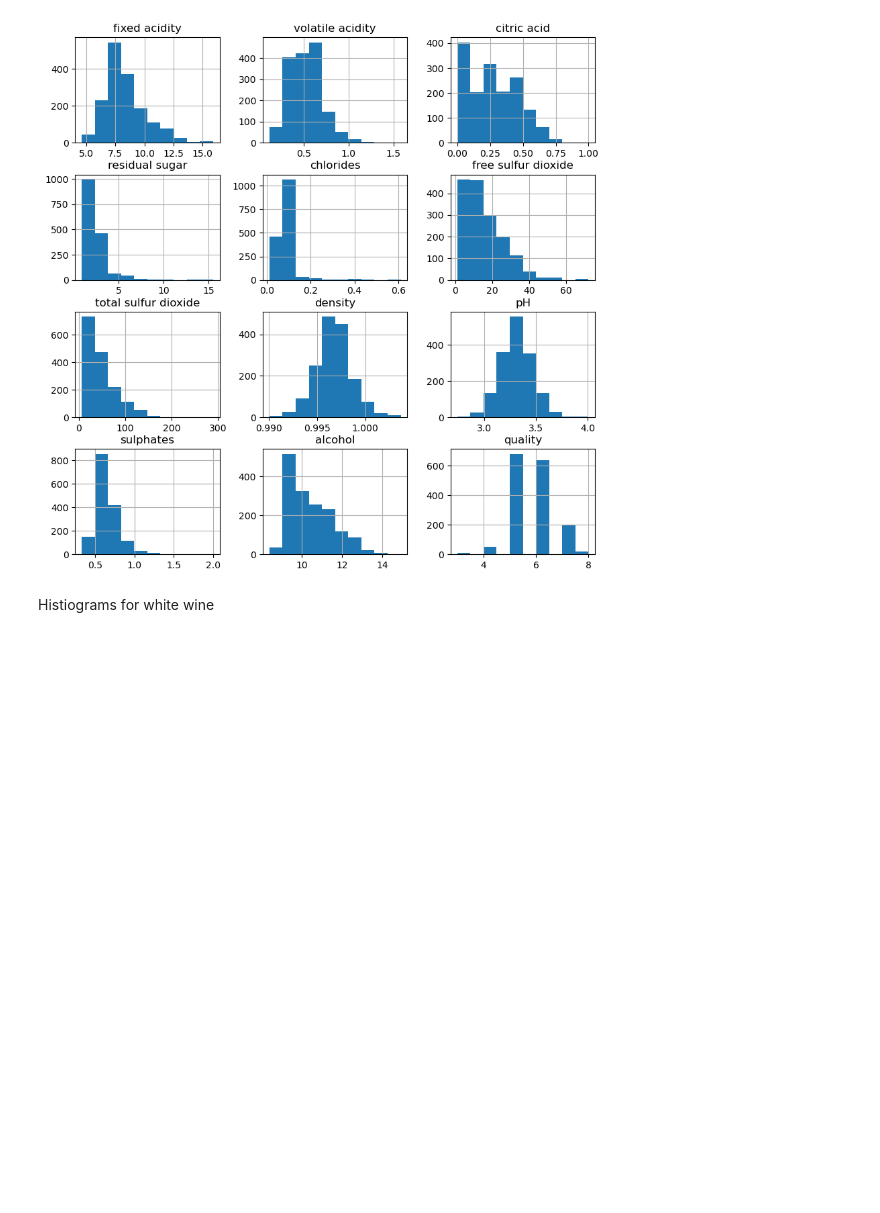
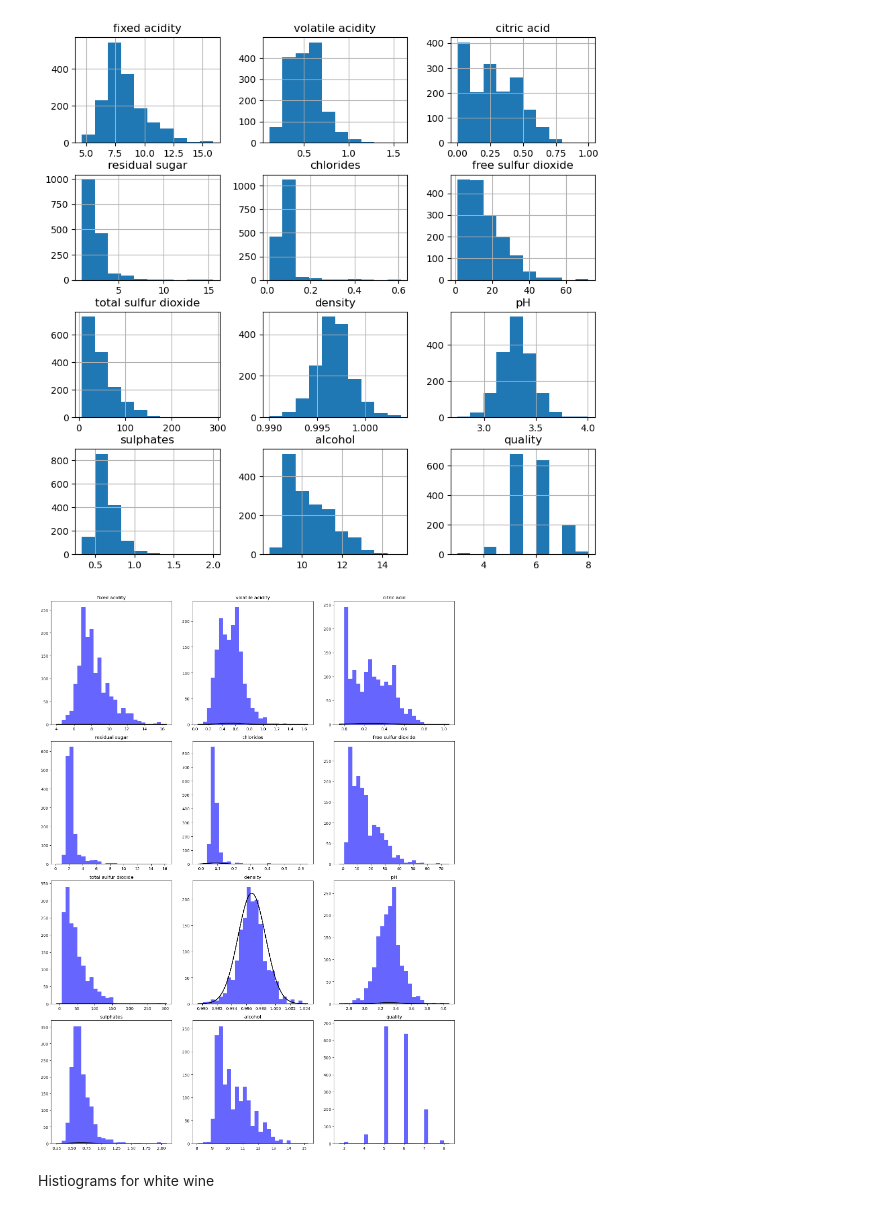
Before and after one commit to pbollhorn/bi-group5, a Jupyter notebook: mp2/mini_project_2.ipynb, the cells around one changed output. Drawn from its saved outputs; the diff is of its cells as text; code cells hidden in the pictures; blank space fills up the shorter version.

```diff
--- a/mp2/mini_project_2.ipynb
+++ b/mp2/mini_project_2.ipynb
@@ -221,6 +222,10 @@ Histograms for red wine
 red_wine.hist(figsize=(10,10));
 # %% [output]
 [figure]
+# %%
+histogram_plotter.plot_histograms_for_data_frame(red_wine)
+# %% [output]
+[figure, added]
 # %% [markdown]
 Histiograms for white wine
 # %%
```
Also changed, not shown: parts of 5 cells of this notebook, 2 other files.
